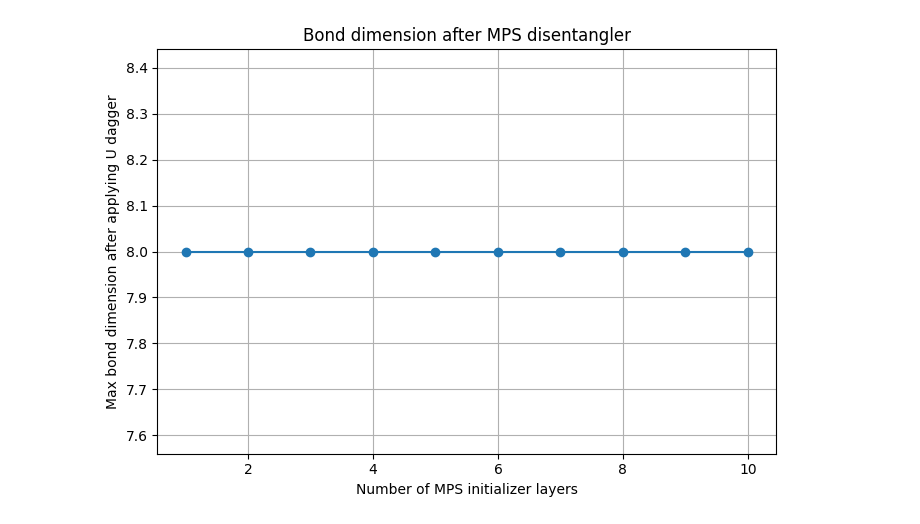
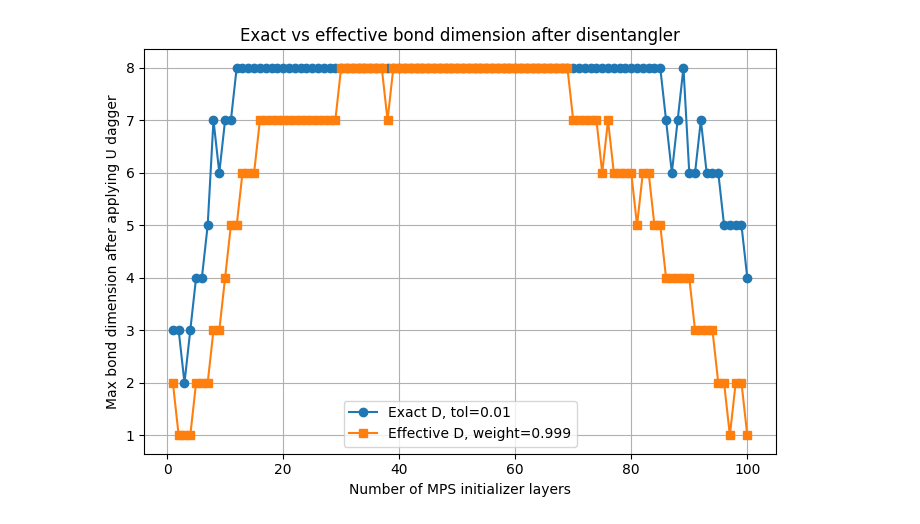
Before and after one commit to aizzen3/QCproject2, a Jupyter notebook: bond_dimensin.ipynb, the cells around one changed output. Saved outputs shown, nothing was run; the diff lists cells and outputs as text; code cells hidden in the pictures.

Commit message:
bond_D

```diff
--- a/bond_dimensin.ipynb
+++ b/bond_dimensin.ipynb
@@ -57,13 +57,13 @@ d0 = 0.0
 h = 200e-9
 sigma = 1e-6
 x0 = 0.0
-number_of_layers =2
+
 
 # ==================================================
 # Build psi for one chosen qubit number
 # ==================================================
 
-n_qubits = 7
+n_qubits = 8
 Nx = 2 ** n_qubits
 
 print("n_qubits:", n_qubits)
@@ -257,18 +329,27 @@ Circuit size: 77
 # %%
 plt.figure(figsize=(7, 5))
 
 plt.plot(
     list(layer_list),
-    max_bond_results,
-    marker="o"
+    max_exact_results,
+    marker="o",
+    label=f"Exact D, tol={exact_tol}"
+)
+
+plt.plot(
+    list(layer_list),
+    max_effective_results,
+    marker="s",
+    label=f"Effective D, weight={weight_threshold}"
 )
 
 plt.xlabel("Number of MPS initializer layers")
 plt.ylabel("Max bond dimension after applying U dagger")
-plt.title("Bond dimension after MPS disentangler")
+plt.title("Exact vs effective bond dimension after disentangler")
 
 plt.grid(True)
+plt.legend()
 plt.tight_layout()
 plt.show()
 # %% [output]
-[figure, old version]
+[figure, new version]
```
Also changed, not shown: parts of 6 cells of this notebook.
